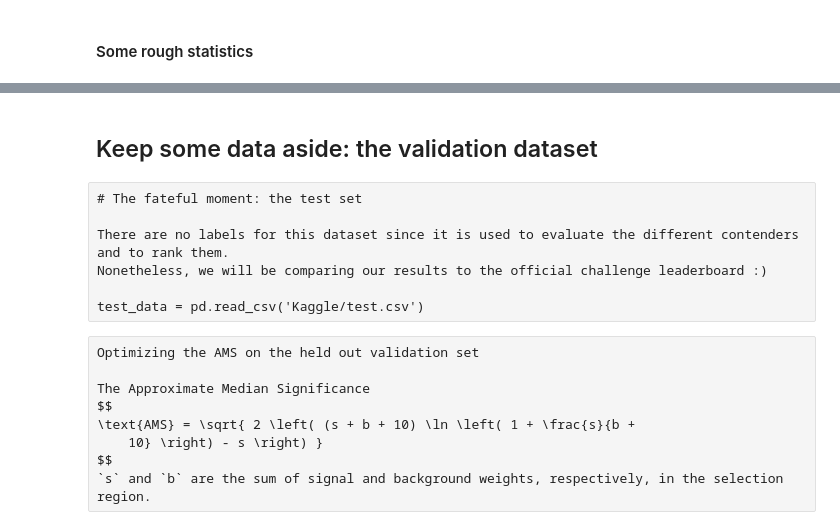
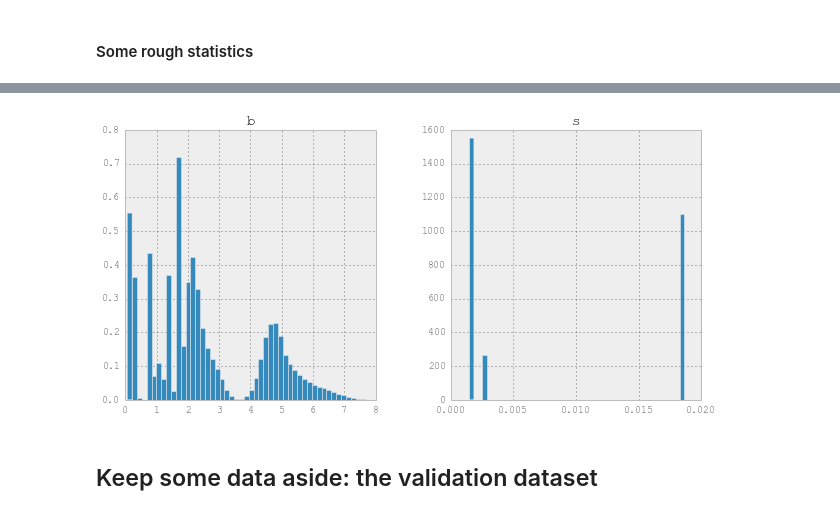
Before and after one commit to Djabbz/SOS14_practical_session, a Jupyter notebook: SOS.ipynb, the cells around one changed output, grey strips where cells are left out. Saved outputs shown, nothing was run; the diff lists cells and outputs as text; code cells hidden in the pictures.

```diff
--- a/SOS.ipynb
+++ b/SOS.ipynb
@@ -86,3 +84,7 @@ train_data.weights_hist()
+# %%
+train_data.weights_hist()
+# %% [output]
+[figure, added]
 # %% [markdown]
 ## Keep some data aside: the validation dataset
 # %%
@@ -90,20 +92,4 @@ train_data.set_valid_fraction(0.1)
 # %%
 train_X, train_Y, train_W = train_data.get_data_fold('train')
 valid_X, valid_Y, valid_W = train_data.get_data_fold('valid')
-# %% [raw]
-# The fateful moment: the test set
-
-There are no labels for this dataset since it is used to evaluate the different contenders and to rank them.
-Nonetheless, we will be comparing our results to the official challenge leaderboard :)
-
-test_data = pd.read_csv('Kaggle/test.csv')
-# %% [raw]
-Optimizing the AMS on the held out validation set
-
-The Approximate Median Significance
-$$
-\text{AMS} = \sqrt{ 2 \left( (s + b + 10) \ln \left( 1 + \frac{s}{b +
-    10} \right) - s \right) }
-$$
-`s` and `b` are the sum of signal and background weights, respectively, in the selection region.
 # %% [markdown]
```
Also changed, not shown: parts of 36 cells of this notebook, 2 other files.
